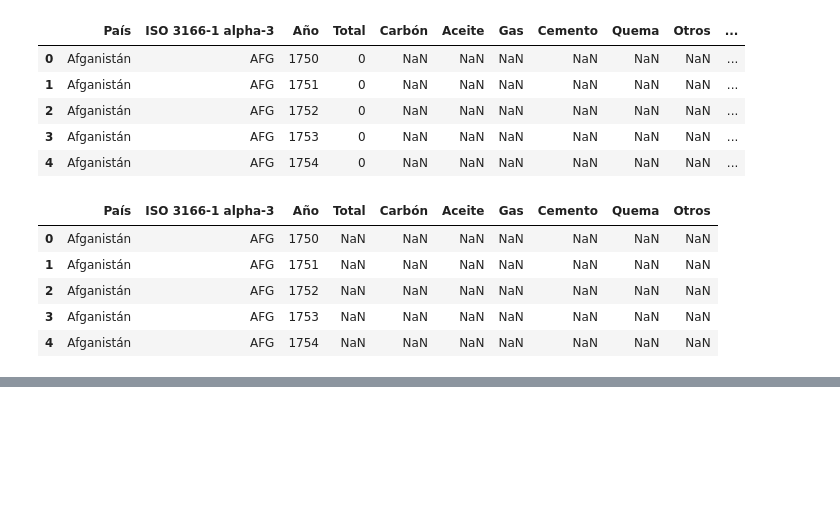
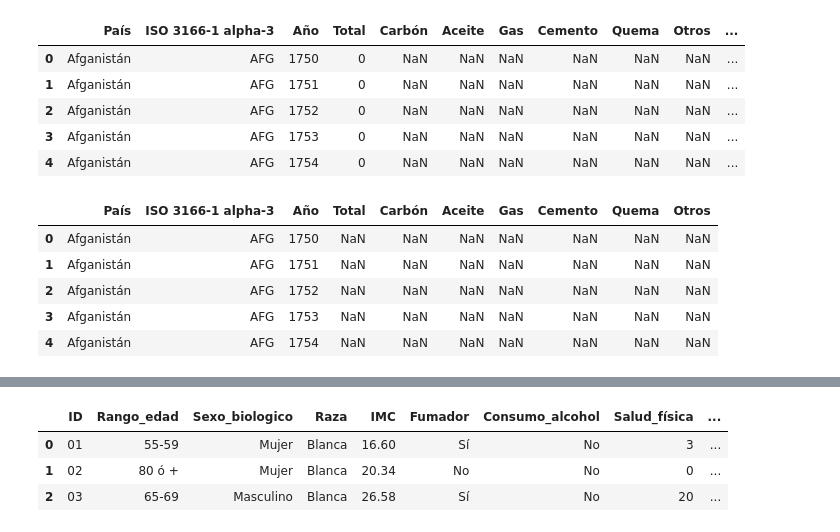
Before and after one commit to AndresCMontejo/PANDAS_I-O, a Jupyter notebook: Panda_I_O.ipynb, the cells around one changed output, grey strips where cells are left out. Cells and saved outputs as stored; diff of their text form; code cells hidden in the pictures; blank space fills up the shorter version.

```diff
--- a/Panda_I_O.ipynb
+++ b/Panda_I_O.ipynb
@@ -272,0 +312,15 @@ fuentes_sheet.tail()
+# %%
+#Agregando las columnas de Año e investigación.
+import json
+#Leyendo el archivo json usando el módulo Python JSON
+with open('/content/drive/MyDrive/ETL/PANDAS/PANDAS I O/pacientes_2.json','r') as f:
+    datos = json.loads(f.read())
+
+#Normalizando los datos con los parámetros record_path y meta
+archjson_final = pd.json_normalize(datos, record_path='Pacientes', meta=['Investigación', 'Año'])
+archjson_final
+# %% [output]
+|  | ID | Rango_edad | Sexo_biologico | Raza | IMC | Fumador | Consumo_alcohol | Salud_física | ... |
+| 0 | 01 | 55-59 | Mujer | Blanca | 16.60 | Sí | No | 3 | ... |
+| 1 | 02 | 80 ó + | Mujer | Blanca | 20.34 | No | No | 0 | ... |
+| 2 | 03 | 65-69 | Masculino | Blanca | 26.58 | Sí | No | 20 | ... |
```
Also changed, not shown: parts of 9 cells of this notebook.
